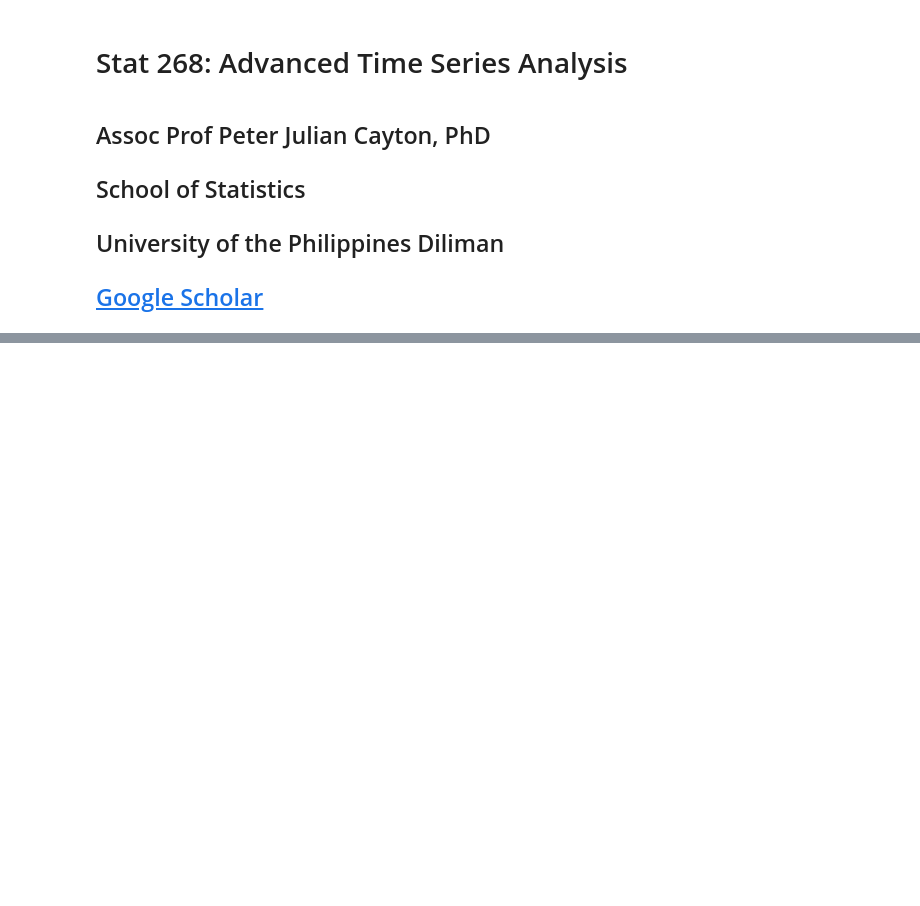
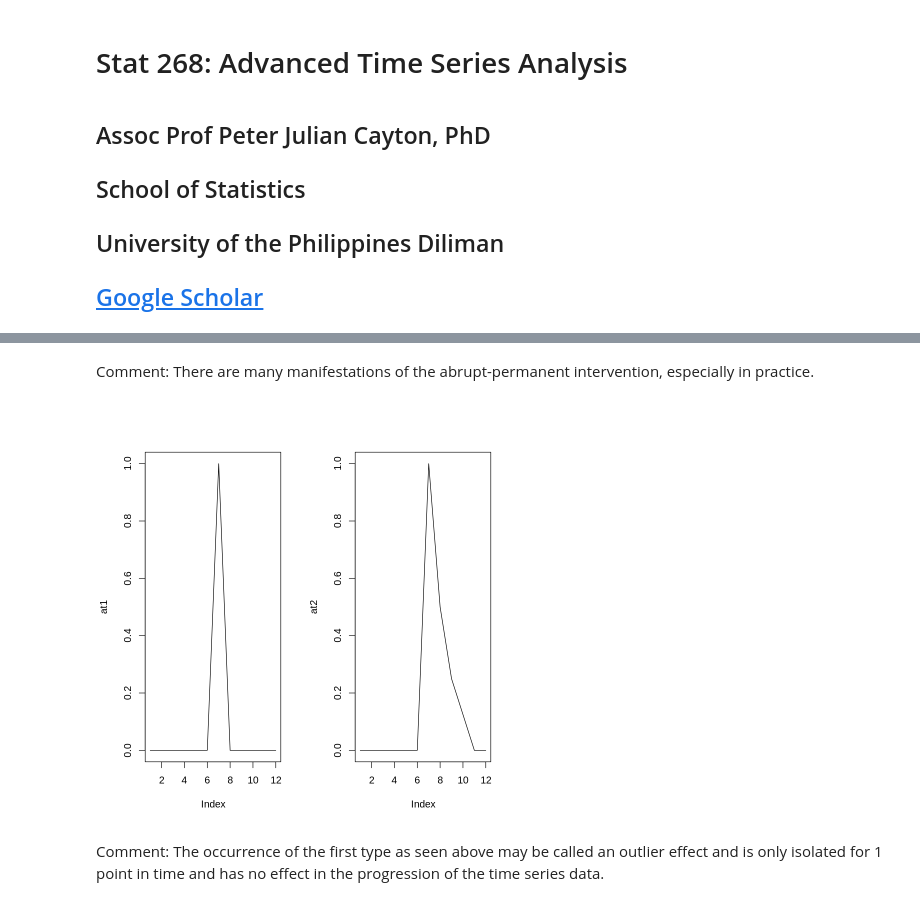
Before and after one commit to pacayton/Stat_268_Advanced_Time_Series_Analysis, a Jupyter notebook: Stat_268_Week2_Intervention_Analysis.ipynb, the cells around one changed output, grey strips where cells are left out. Drawn from its saved outputs; the diff is of its cells as text; code cells hidden in the pictures; blank space fills up the shorter version.

```diff
--- a/Stat_268_Week2_Intervention_Analysis.ipynb
+++ b/Stat_268_Week2_Intervention_Analysis.ipynb
@@ -22,0 +57,16 @@ $$\quad$$
+# %% [markdown]
+Comment: There are many manifestations of the abrupt-permanent intervention, especially in practice.
+# %%
+## Two Type of Abrupt-Temporary Changes
+
+par(mfrow = c(1,2))
+
+at1 <- c(0,0,0,0,0,0,1,0,0,0,0,0)
+at2 <- c(0,0,0,0,0,0,1, 0.5, 0.25, 0.125,0,0)
+
+plot(at1, type="l")
+plot(at2, type="l")
+# %% [output]
+[figure, added]
+# %% [markdown]
+Comment: The occurrence of the first type as seen above may be called an outlier effect and is only isolated for 1 point in time and has no effect in the progression of the time series data.
```
Also changed, not shown: parts of 5 cells of this notebook.
